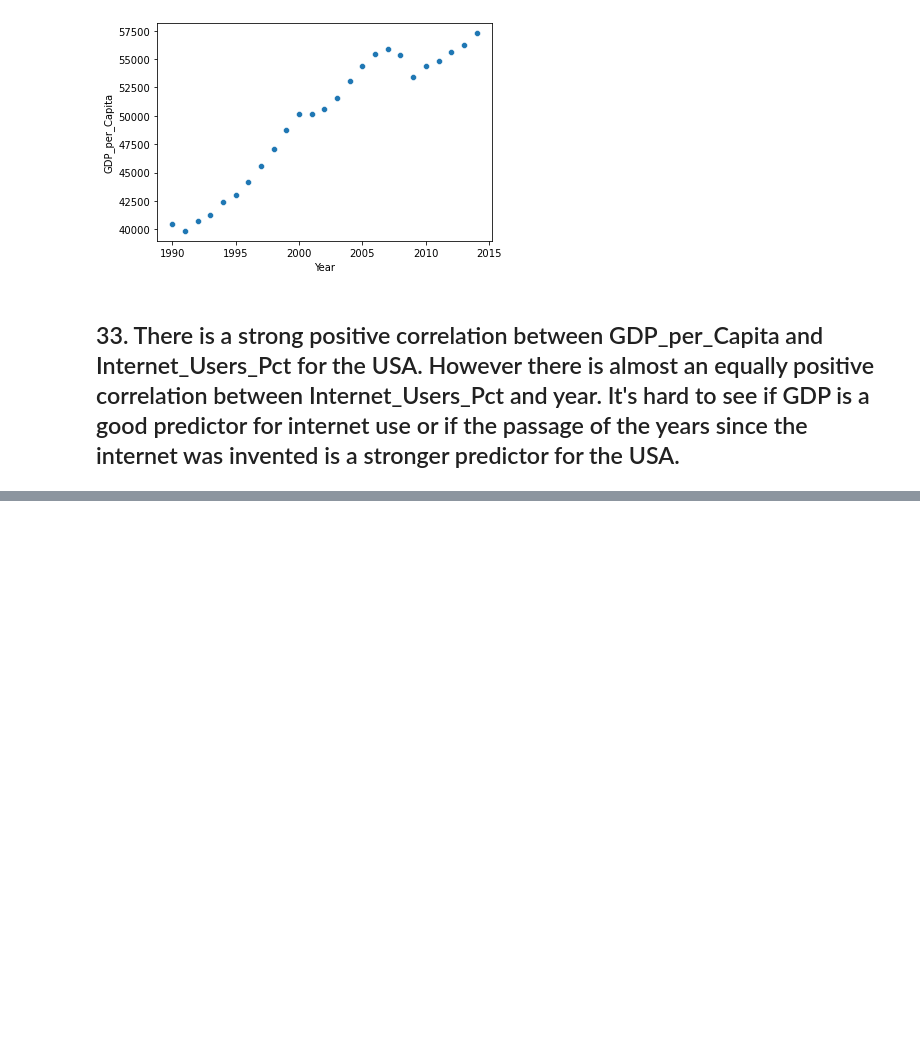
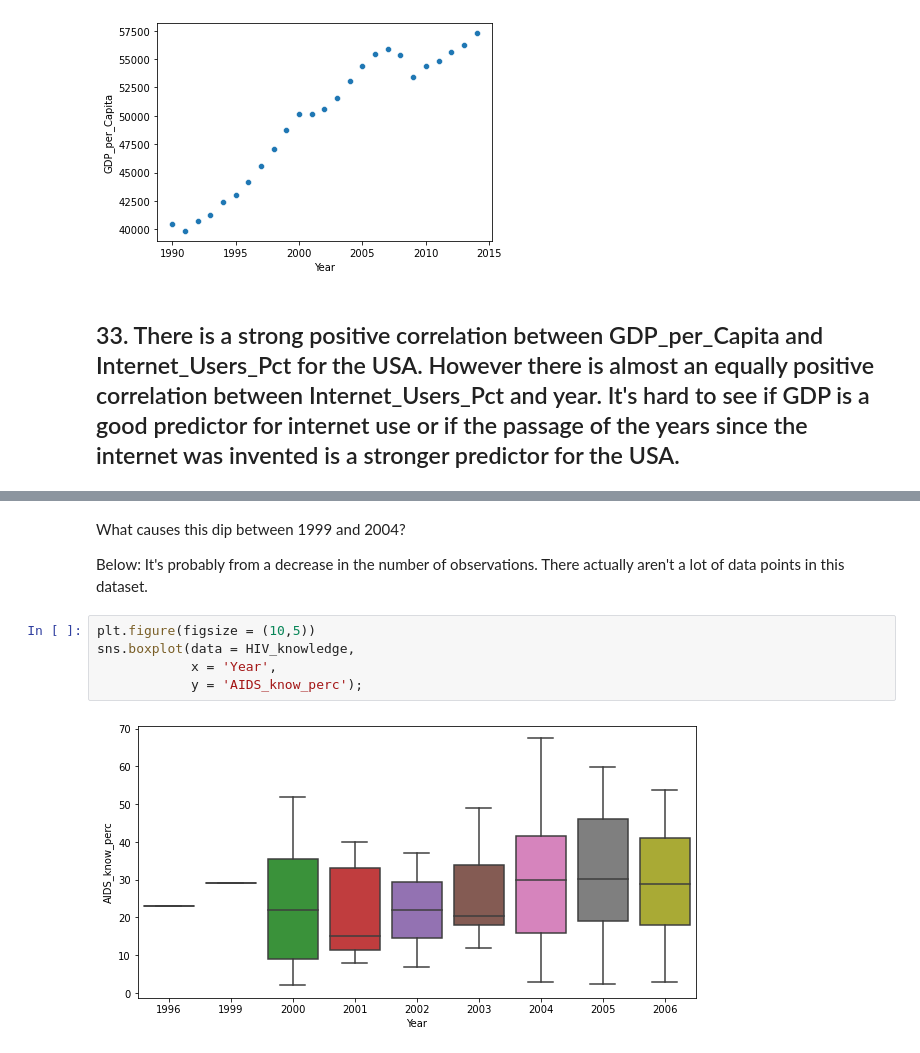
Before and after one commit to nss-data-science-cohort-5/un_exploration-JAGVU09, a Jupyter notebook: notebooks/UN_Data_Exploration.ipynb, the cells around one changed output, grey strips where cells are left out. Cells and saved outputs as stored; diff of their text form; blank space fills up the shorter version.

```diff
--- a/notebooks/UN_Data_Exploration.ipynb
+++ b/notebooks/UN_Data_Exploration.ipynb
@@ -667,0 +547,11 @@ gdp_internet_use_HIV_know
+# %% [markdown]
+What causes this dip between 1999 and 2004?
+
+Below: It's probably from a decrease in the number of observations. There actually aren't a lot of data points in this dataset.
+# %%
+plt.figure(figsize = (10,5))
+sns.boxplot(data = HIV_knowledge,
+            x = 'Year',
+            y = 'AIDS_know_perc');
+# %% [output]
+[figure, added]
```
Also changed, not shown: parts of 54 cells of this notebook.
